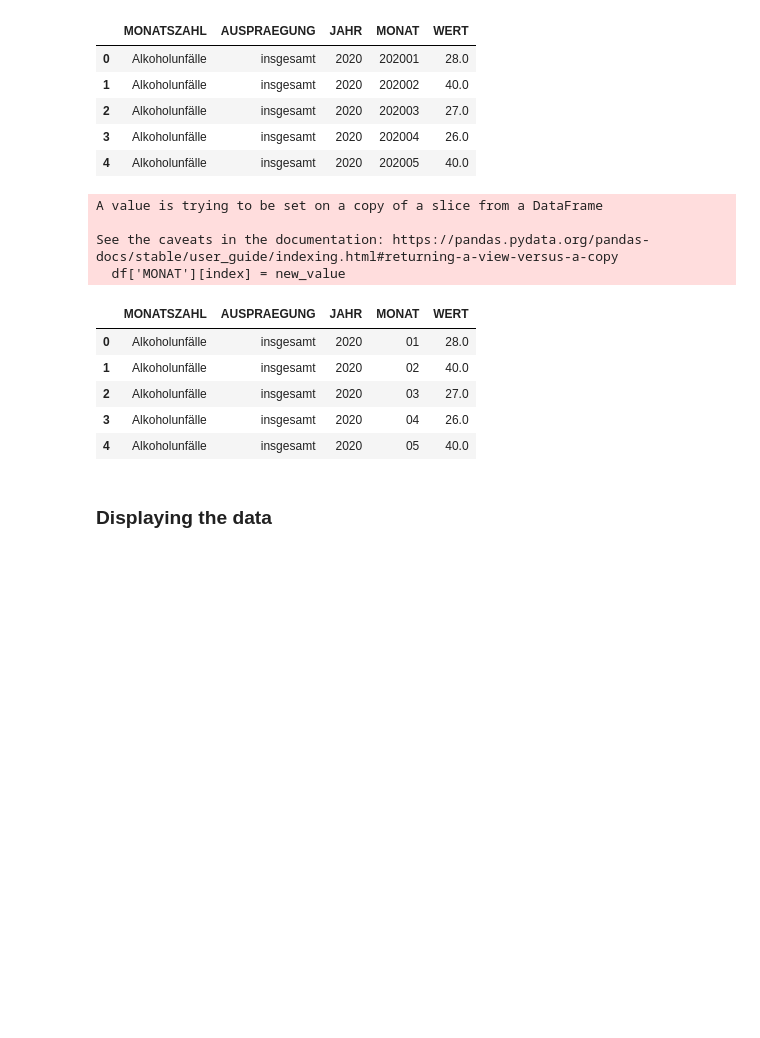
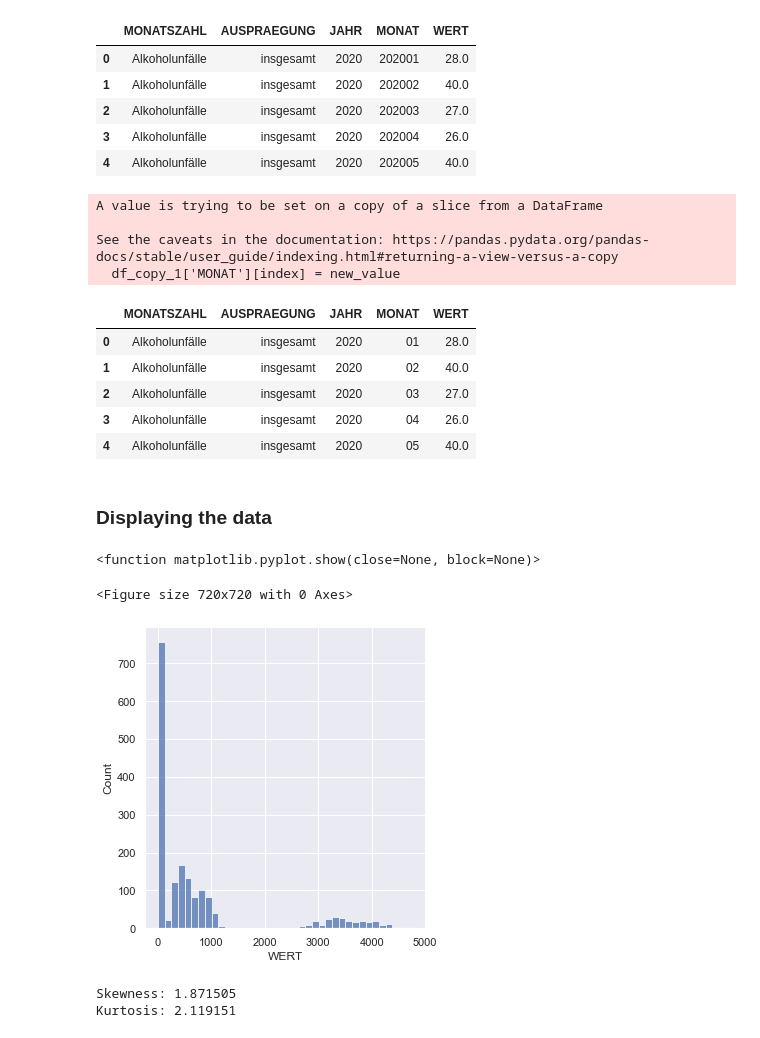
Before and after one commit to hoangledoan/AI-Challenge, a Jupyter notebook: challenge.ipynb, the cells around one changed output. Saved outputs shown, nothing was run; the diff lists cells and outputs as text; code cells hidden in the pictures; blank space fills up the shorter version.

```diff
--- a/challenge.ipynb
+++ b/challenge.ipynb
@@ -25,17 +25,18 @@ df.head()
 | 3 | Alkoholunfälle | insgesamt | 2022 | 202204 | NaN | 16.0 | NaN | ... |
 | 4 | Alkoholunfälle | insgesamt | 2022 | 202205 | NaN | 24.0 | NaN | ... |
 # %%
+df_copy_1 = df.copy()
 # Dropping unimportant columns
-df.drop(['VORJAHRESWERT', 'VERAEND_VORMONAT_PROZENT', 'VERAEND_VORJAHRESMONAT_PROZENT', 'ZWOELF_MONATE_MITTELWERT'], inplace= True, axis= 1)
+df_copy_1.drop(['VORJAHRESWERT', 'VERAEND_VORMONAT_PROZENT', 'VERAEND_VORJAHRESMONAT_PROZENT', 'ZWOELF_MONATE_MITTELWERT'], inplace= True, axis= 1)
 
 # Dropping 2021 and 2022 rows
-df = df[df.JAHR != 2022]
-df = df[df.JAHR != 2021]
+df_copy_1 = df_copy_1[df_copy_1.JAHR != 2022]
+df_copy_1 = df_copy_1[df_copy_1.JAHR != 2021]
 
 # Dropping month rows where the value = 'Summe
-df = df[df.MONAT != 'Summe']
+df_copy_1 = df_copy_1[df_copy_1.MONAT != 'Summe']
 
-df
+df_copy_1
 # %% [output]
 |  | MONATSZAHL | AUSPRAEGUNG | JAHR | MONAT | WERT |
 | 26 | Alkoholunfälle | insgesamt | 2020 | 202001 | 28.0 |
@@ -62,10 +63,10 @@ WERT           0
 dtype: int64
 # %%
 # Resetting all the indexs
-df = df.reset_index()
-df.head()
-df.drop('index', inplace= True, axis= 1)
-df.head()
+df_copy_1 = df_copy_1.reset_index()
+df_copy_1.head()
+df_copy_1.drop('index', inplace= True, axis= 1)
+df_copy_1.head()
 # %% [output]
 |  | MONATSZAHL | AUSPRAEGUNG | JAHR | MONAT | WERT |
 | 0 | Alkoholunfälle | insgesamt | 2020 | 202001 | 28.0 |
@@ -76,19 +77,19 @@ df.head()
 # %%
 # A function to reformat the monat column
 def fix_monat_column():
-    for index, value in enumerate(df['MONAT']):
+    for index, value in enumerate(df_copy_1['MONAT']):
         value = list(value)
         value = value[-2:]
         new_value = ''.join(map(str, value))
-        df['MONAT'][index] = new_value
+        df_copy_1['MONAT'][index] = new_value
 
 fix_monat_column()
-df.head()
+df_copy_1.head()
 # %% [output]
 A value is trying to be set on a copy of a slice from a DataFrame
 
 See the caveats in the documentation: https://pandas.pydata.org/pandas-docs/stable/user_guide/indexing.html#returning-a-view-versus-a-copy
-  df['MONAT'][index] = new_value
+  df_copy_1['MONAT'][index] = new_value
 |  | MONATSZAHL | AUSPRAEGUNG | JAHR | MONAT | WERT |
 | 0 | Alkoholunfälle | insgesamt | 2020 | 01 | 28.0 |
 | 1 | Alkoholunfälle | insgesamt | 2020 | 02 | 40.0 |
@@ -97,3 +98,21 @@ See the caveats in the documentation: https://pandas.pydata.org/pandas-docs/stab
 | 4 | Alkoholunfälle | insgesamt | 2020 | 05 | 40.0 |
 # %% [markdown]
 ### Displaying the data
+# %%
+sns.set()
+# %%
+# Histogram of values
+plt.figure(figsize=(10,10))
+sns.displot(df_copy_1['WERT'])
+plt.show
+# %% [output]
+<function matplotlib.pyplot.show(close=None, block=None)>
+<Figure size 720x720 with 0 Axes>
+[figure, added]
+# %%
+#skewness and kurtosis
+print("Skewness: %f" % df_copy_1['WERT'].skew())
+print("Kurtosis: %f" % df_copy_1['WERT'].kurt())
+# %% [output]
+Skewness: 1.871505
+Kurtosis: 2.119151
```
Also changed, not shown: parts of 26 cells of this notebook.
